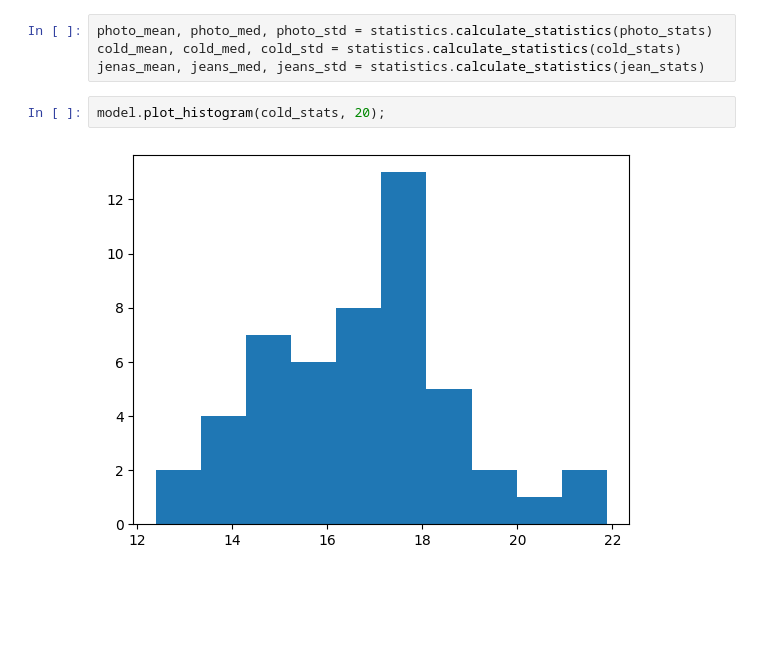
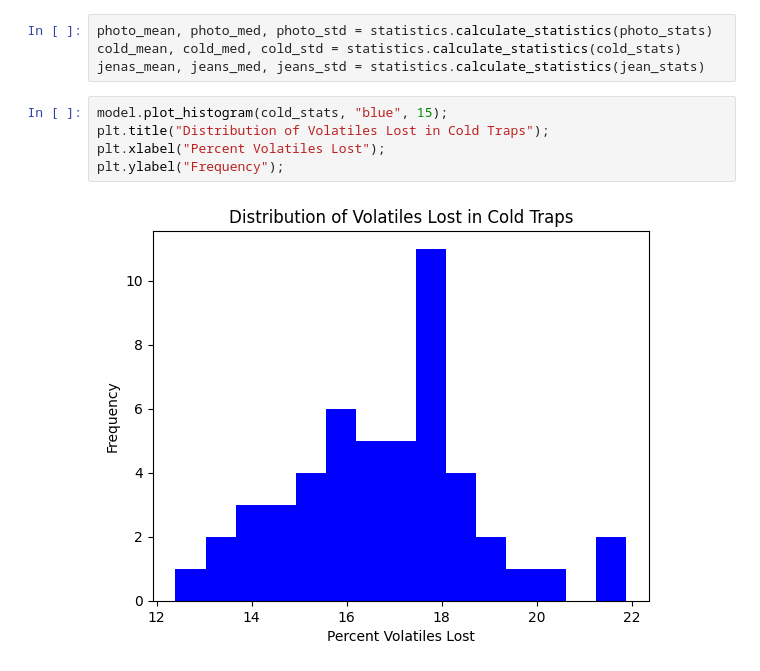
Before and after one commit to olincollege/scicomp-p2-migration, a Jupyter notebook: migration.ipynb, the cells around one changed output. Drawn from its saved outputs; the diff is of its cells as text; blank space fills up the shorter version.

Commit message:
Change histogram features

```diff
--- a/migration.ipynb
+++ b/migration.ipynb
@@ -62,7 +63,10 @@ Temperature is defined as the average kinetic energy in an given system. That me
 photo_mean, photo_med, photo_std = statistics.calculate_statistics(photo_stats)
 cold_mean, cold_med, cold_std = statistics.calculate_statistics(cold_stats)
 jenas_mean, jeans_med, jeans_std = statistics.calculate_statistics(jean_stats)
-# %%
-model.plot_histogram(cold_stats, 20);
-# %% [output]
-[figure, removed]
+# %%
+model.plot_histogram(cold_stats, "blue", 15);
+plt.title("Distribution of Volatiles Lost in Cold Traps");
+plt.xlabel("Percent Volatiles Lost");
+plt.ylabel("Frequency");
+# %% [output]
+[figure, added]
```
Also changed, not shown: parts of 3 cells of this notebook, 1 other file.
